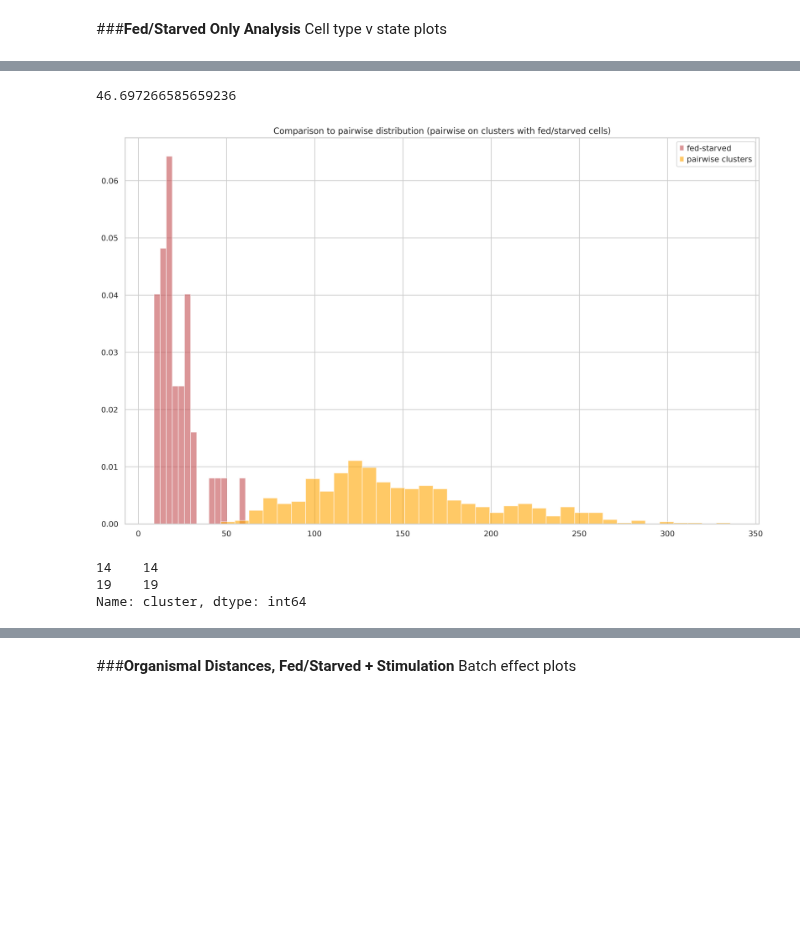
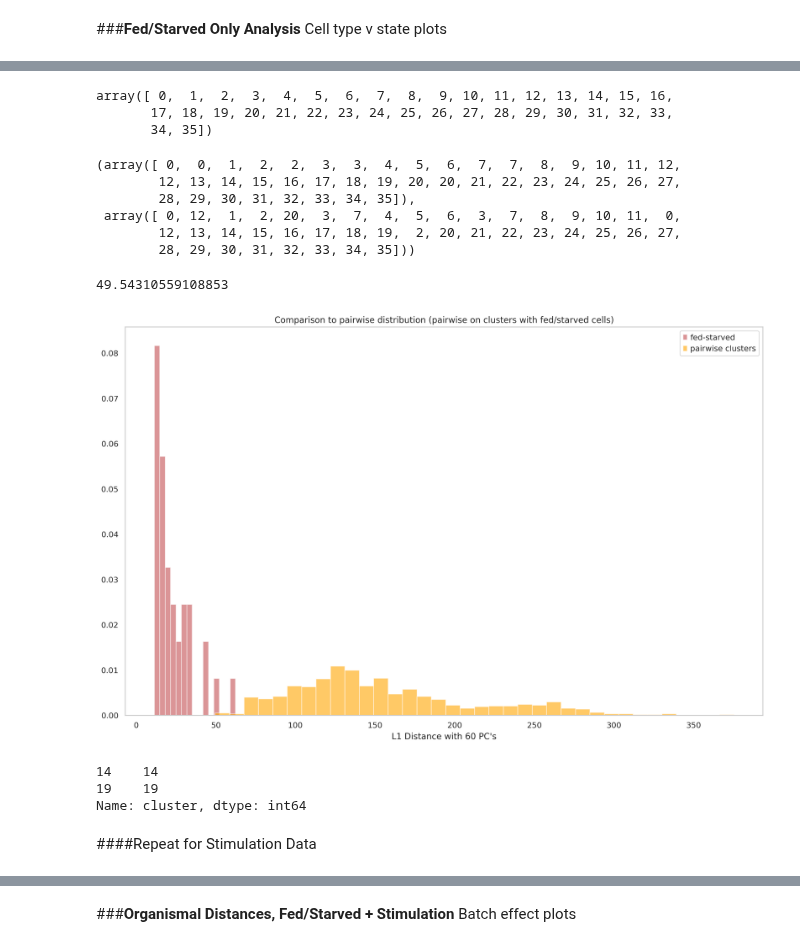
Before and after one commit to pachterlab/CWGFLHGCCHAP_2021, a Jupyter notebook: notebooks/cellAtlas_Generation_KNN_NCA.ipynb, the cells around one changed output, grey strips where cells are left out. Saved outputs shown, nothing was run; the diff lists cells and outputs as text; code cells hidden in the pictures; blank space fills up the shorter version.

```diff
--- a/notebooks/cellAtlas_Generation_KNN_NCA.ipynb
+++ b/notebooks/cellAtlas_Generation_KNN_NCA.ipynb
@@ -235,0 +279,16 @@ sc.pl.draw_graph(overlap_combo,color=['knn_clus','XLOC_030068','XLOC_012650'],
+# %%
+y_train = y_train[ind]
+# %%
+stim_neighbors = stimNeigh[1]
+fs_neighbors = fsNeigh[1]
+
+#y_train = y_train[ind]
+stim_perc = np.zeros(stim_neighbors.shape[0])
+for i in range(0,len(stim_perc)):
+  #How many of top neighbors come from same cluster in fed/starved data (out of n=15)
+  stim_perc[i] = np.max(y_train[stim_neighbors[i]].value_counts())/n
+
+fs_perc = np.zeros(fs_neighbors.shape[0])
+#y_train = y_train[ind]
+for i in range(0,len(fs_perc)):
+  fs_perc[i] = np.max(y_train[fs_neighbors[i]].value_counts())/n
@@ -284,9 +354,9 @@ overlap_combo_fed_sw.obs['knn_clus'] = pd.Categorical(labels)
 # %%
 #Plot distances between centroid of stim-starved and fed-starved for each cluster
 def changeBool(fed):
-    if fed:
+    if fed == 'True':
         return 'fed'
-    elif fed == False:
+    elif fed == 'False':
         return 'starved'
     else:
         return 'stim'
@@ -314,7 +384,7 @@ def getClusCentroids(overlap_combo,pcs=60,clusType='knn_clus'):
     return centroids
 # %%
 #Distance between conditions within clusters
-def getCentroidDists(overlap_combo,pcs=30,clusType='knn_clus'):
+def getCentroidDists(overlap_combo,pcs=60,clusType='knn_clus'):
     fedStarv = []
     fsStim = []
 
@@ -392,18 +517,36 @@ print(np.mean(pairCentroid_dists))
+# %%
+np.unique(bus_fs_combo.obs['cellRanger_louvain'])
+# %% [output]
+array([ 0,  1,  2,  3,  4,  5,  6,  7,  8,  9, 10, 11, 12, 13, 14, 15, 16,
+       17, 18, 19, 20, 21, 22, 23, 24, 25, 26, 27, 28, 29, 30, 31, 32, 33,
+       34, 35])
+# %%
+#Early cnidocytes, germ cells, stem cells have distances that overlap with intra-F/S distances for 14&19
+np.where(pairCentroid_dists < 60.79)
+# %% [output]
+(array([ 0,  0,  1,  2,  2,  3,  3,  4,  5,  6,  7,  7,  8,  9, 10, 11, 12,
+        12, 13, 14, 15, 16, 17, 18, 19, 20, 20, 21, 22, 23, 24, 25, 26, 27,
+        28, 29, 30, 31, 32, 33, 34, 35]),
+ array([ 0, 12,  1,  2, 20,  3,  7,  4,  5,  6,  3,  7,  8,  9, 10, 11,  0,
+        12, 13, 14, 15, 16, 17, 18, 19,  2, 20, 21, 22, 23, 24, 25, 26, 27,
+        28, 29, 30, 31, 32, 33, 34, 35]))
 # %%
 max(pairCentroid_dists.reshape((36*36,)))
 reshape_noZero = [i for i in pairCentroid_dists.reshape((36*36,)) if i != 0]
 print(np.min(reshape_noZero))
 
 plt.figure(figsize=(16,10))
 plt.hist(withinFS_Dists['fedStarv'],color='r',bins=15,alpha=0.6,label='fed-starved',density=True)
 
 plt.hist(reshape_noZero, bins=36,color = 'orange',alpha=0.6,label='pairwise clusters',density=True)
 plt.legend(loc='upper right')
 plt.title('Comparison to pairwise distribution (pairwise on clusters with fed/starved cells)')
+plt.grid(b=None)
+plt.xlabel("L1 Distance with 60 PC's")
 plt.show()
 # %% [output]
-46.697266585659236
+49.54310559108853
-[figure, old version]
+[figure, new version]
 # %%
 #Area where line between cell state/type is blurred seems to be only in digestive endodermal clusters 14,19 (strong metabolic responses to starvation)
 outlier_clus = withinFS_Dists[withinFS_Dists.fedStarv> 46.69]['cluster']
@@ -412,3 +555,5 @@ outlier_clus
 14    14
 19    19
 Name: cluster, dtype: int64
+# %% [markdown]
+####Repeat for Stimulation Data
```
Also changed, not shown: parts of 29 cells of this notebook.
